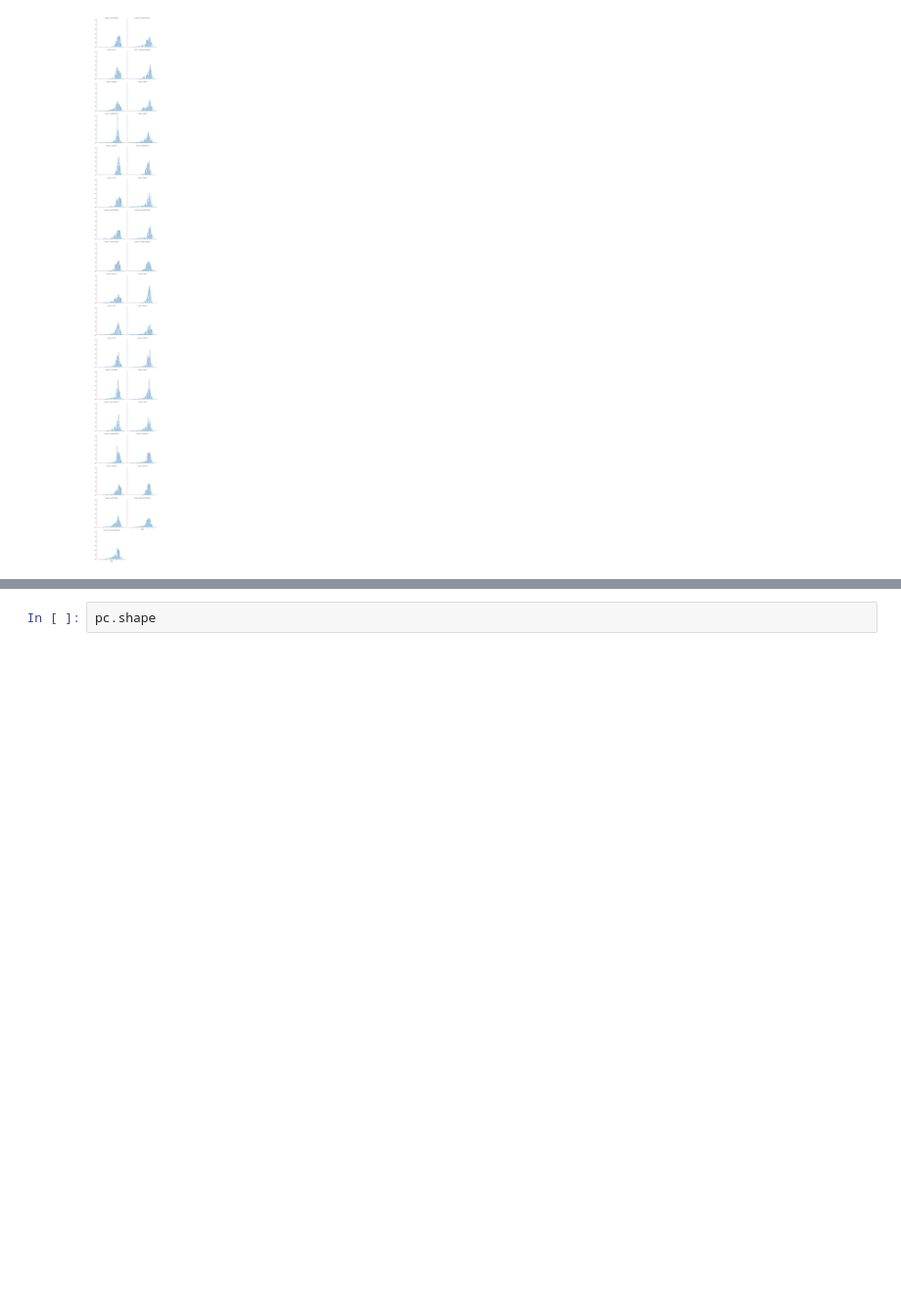
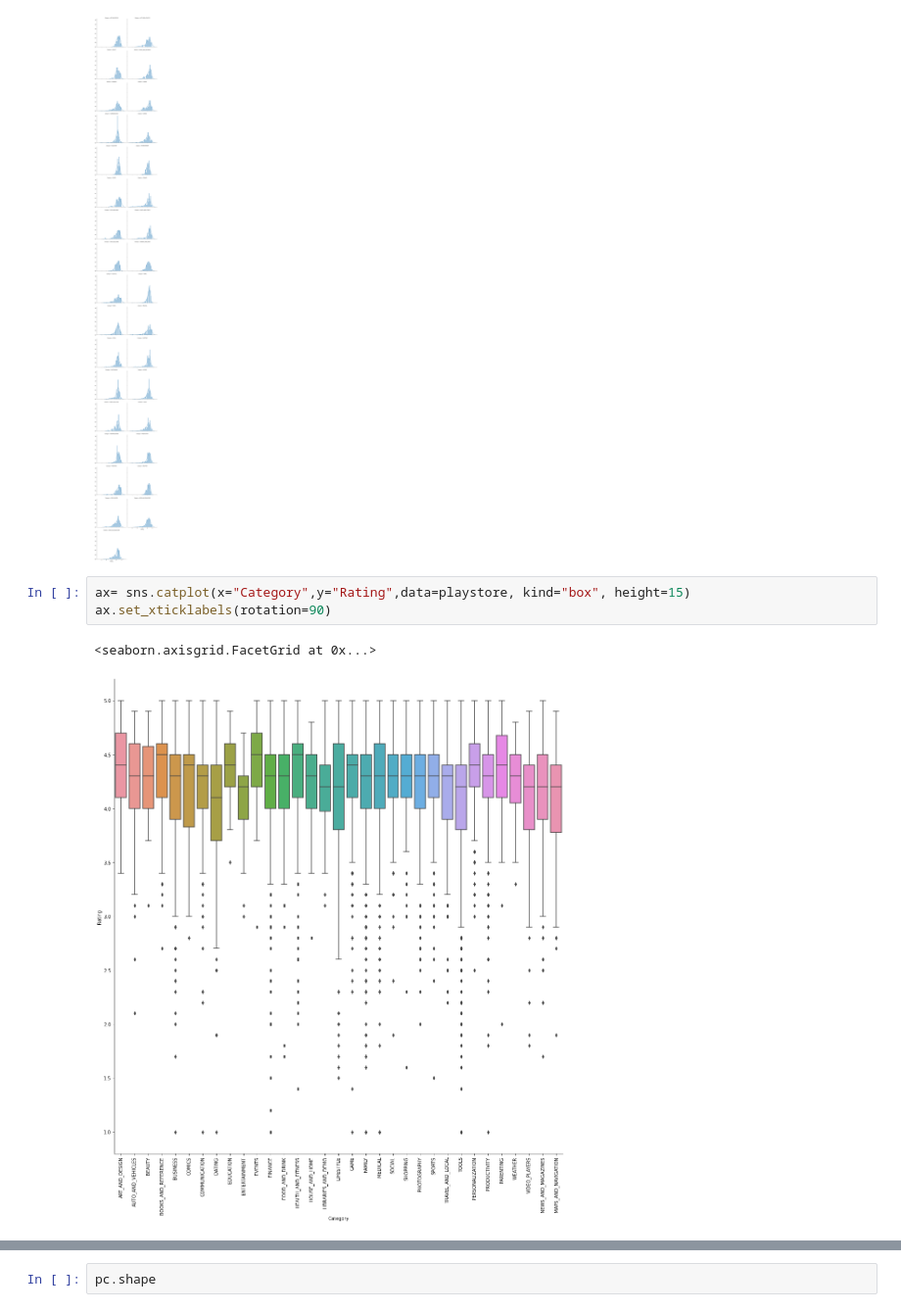
Before and after one commit to PrathnaPel/GooglePlayStoreML, a Jupyter notebook: Data Preprocessiong and Exploration.ipynb, the cells around one changed output, grey strips where cells are left out. Shown: that part at 98% size. Drawn from its saved outputs; the diff is of its cells as text; blank space fills up the shorter version.

```diff
--- a/Data Preprocessiong and Exploration.ipynb
+++ b/Data Preprocessiong and Exploration.ipynb
@@ -126,3 +126,9 @@ g.map(sns.distplot,'Rating')
 # %% [output]
 <seaborn.axisgrid.FacetGrid at 0x...>
 [figure]
+# %%
+ax= sns.catplot(x="Category",y="Rating",data=playstore, kind="box", height=15)
+ax.set_xticklabels(rotation=90)
+# %% [output]
+<seaborn.axisgrid.FacetGrid at 0x...>
+[figure, added]
```
Also changed, not shown: parts of 22 cells of this notebook, 4 other files.
